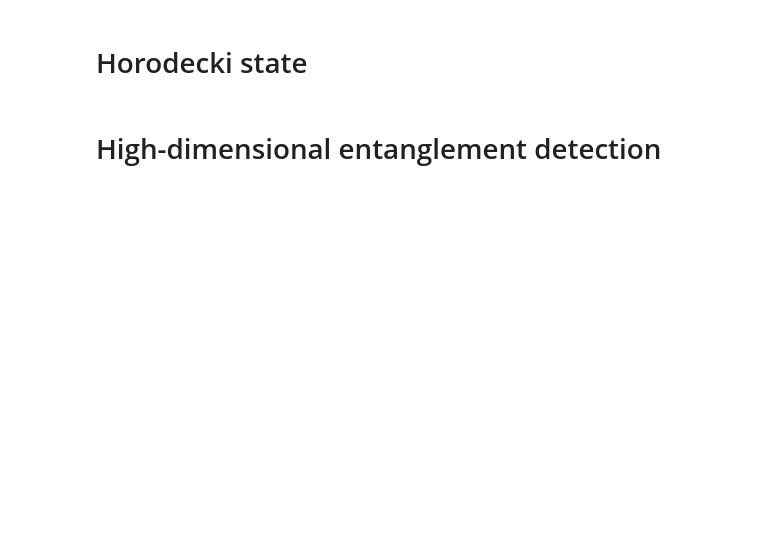
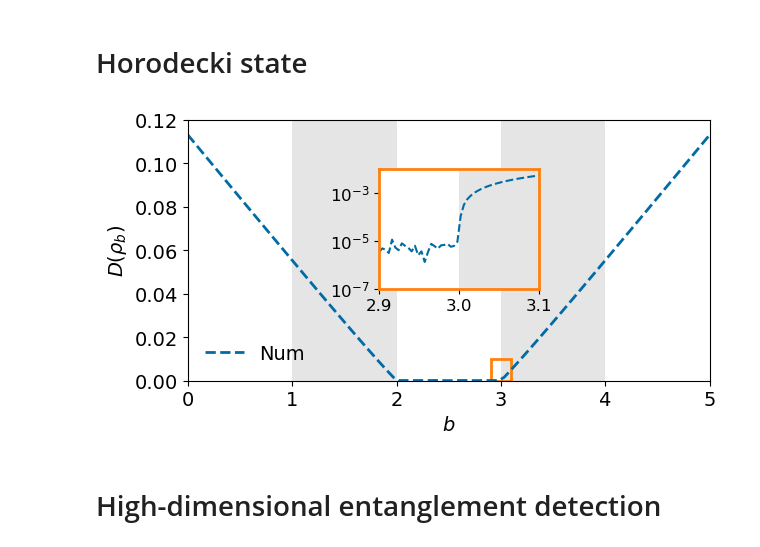
Before and after one commit to numqi/geometric-witness, a Jupyter notebook: demo.ipynb, the cells around one changed output. Saved outputs shown, nothing was run; the diff lists cells and outputs as text; code cells hidden in the pictures; blank space fills up the shorter version.

```diff
--- a/demo.ipynb
+++ b/demo.ipynb
@@ -75,43 +99,45 @@ with open('data/horodecki_hs_measure.pkl', 'rb') as f:
 # %%
 fig, ax = plt.subplots()
 
-ax.plot(b_list, distance_list, color=tableau[0], linewidth=2, label='Numerical', linestyle='dashed')
+ax.plot(b_list, distance_list, color=tableau[0], linewidth=2, label='Num', linestyle='dashed')
 ax.fill_between([1, 2], 0, 1, color=tableau[2], alpha=0.3, transform=ax.get_xaxis_transform(), linewidth=0)
 ax.fill_between([3, 4], 0, 1, color=tableau[2], alpha=0.3, transform=ax.get_xaxis_transform(), linewidth=0)
 
 ax.set_xlabel(r'$b$', fontsize=14)
 ax.set_ylabel(r'$D(\rho_b)$', fontsize=14)
 ax.tick_params(axis='both', which='major', labelsize=14)
 ax.set_xlim(0, 5)
 ax.set_ylim(0, 0.12)
-ax.legend(fontsize=14, frameon=False, loc='upper center')
+ax.legend(fontsize=14, frameon=False, loc='lower left')
 ax.set_box_aspect(0.5)
 
 x_zoom_start, x_zoom_end = 2.9, 3.1
 y_zoom_start, y_zoom_end = 10e-8, 0.01
 
 rect = plt.Rectangle((x_zoom_start, y_zoom_start), x_zoom_end - x_zoom_start,
                      y_zoom_end - y_zoom_start, edgecolor=tableau[1], linewidth=2, fill=False)
 ax.add_patch(rect)
 
-inset_axes = fig.add_axes([0.47, 0.4, 0.2, 0.2])
+inset_axes = fig.add_axes([0.45, 0.42, 0.25, 0.25])
 inset_axes.plot(b_list_finer, distance_list_finer, color=tableau[0], linewidth=1.5, linestyle='dashed')
 inset_axes.fill_between([3, 3.1], 0, 1, color=tableau[2], alpha=0.3, transform=inset_axes.get_xaxis_transform(), linewidth=0)
 inset_axes.set_xlim(x_zoom_start, x_zoom_end)
 inset_axes.set_ylim(y_zoom_start, y_zoom_end)
-inset_axes.tick_params(axis='both', which='major', labelsize=10)
+inset_axes.tick_params(axis='both', which='major', labelsize=12)
 inset_axes.set_yscale('log')
 inset_axes.spines['top'].set_color(tableau[1])
 inset_axes.spines['right'].set_color(tableau[1])
 inset_axes.spines['bottom'].set_color(tableau[1])
 inset_axes.spines['left'].set_color(tableau[1])
 inset_axes.spines['top'].set_linewidth(2)
 inset_axes.spines['bottom'].set_linewidth(2)
 inset_axes.spines['left'].set_linewidth(2)
 inset_axes.spines['right'].set_linewidth(2)
 
 fig.tight_layout()
 # fig.savefig('data/horodecki_state_numerical.pdf', bbox_inches="tight")
+# %% [output]
+[figure, added]
 # %% [markdown]
 # High-dimensional entanglement detection
 # %%
```
Also changed, not shown: parts of 15 cells of this notebook, 13 other files.
